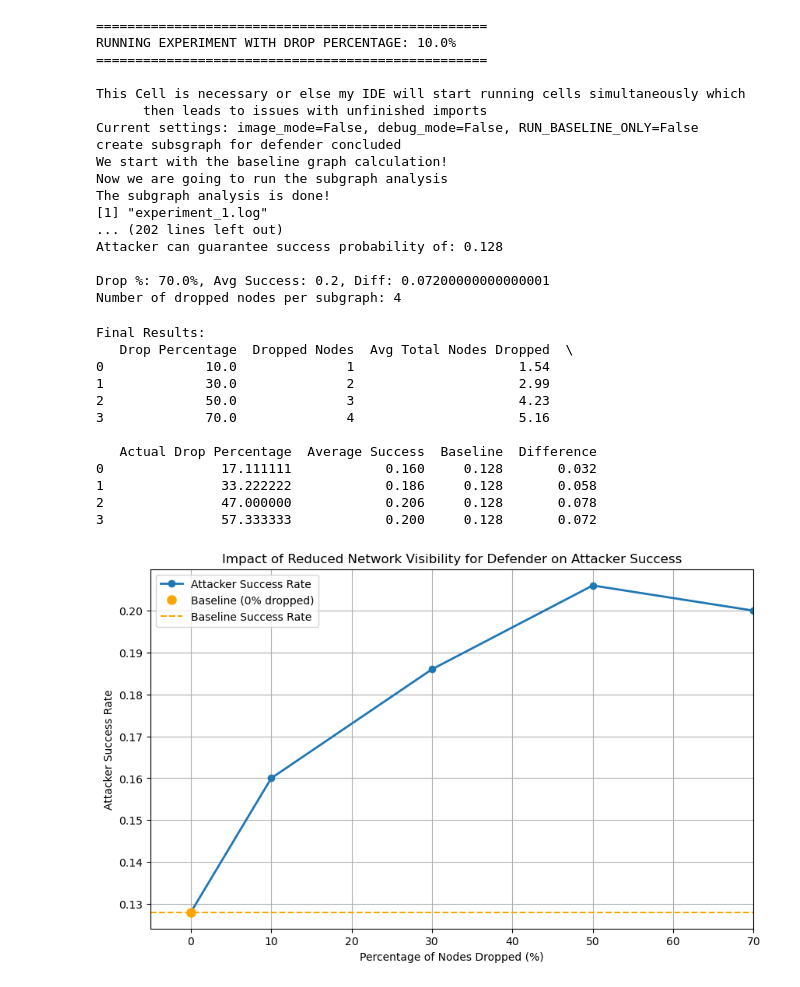
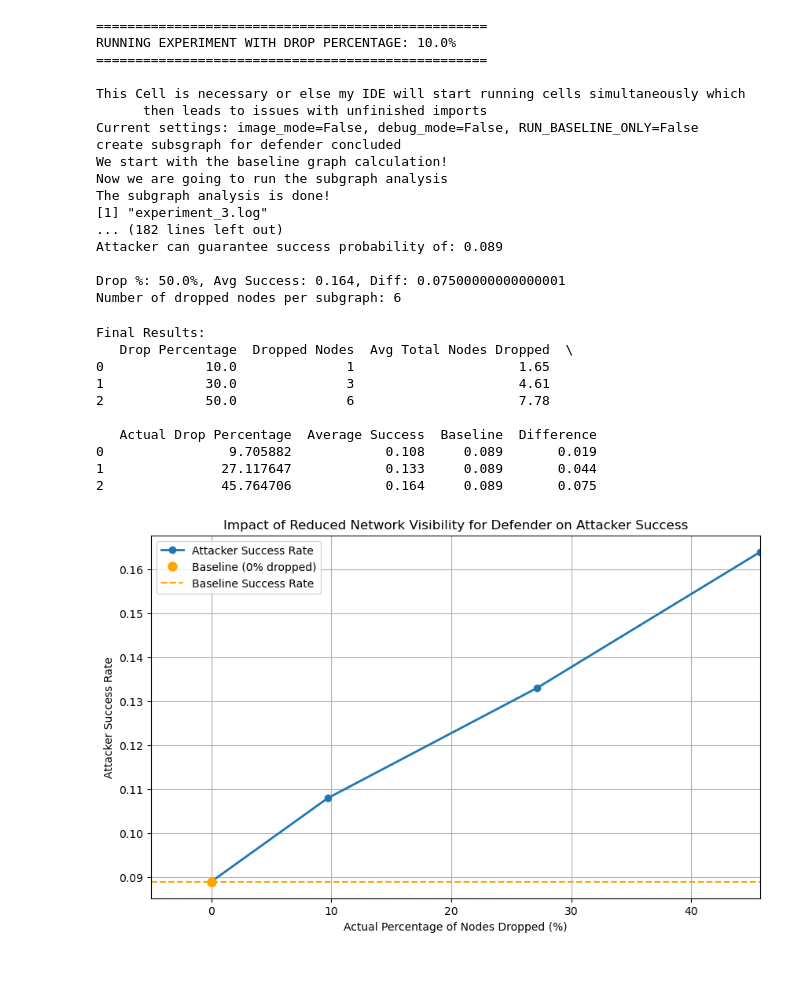
Before and after one commit to wiggly1993/Python_Implementation_ComputersAndSecurity_RoboticsCaseStudies_Cut-The-Rope, a Jupyter notebook: src/0Day_Exploit/extrapolate.ipynb, the cells around one changed output. Drawn from its saved outputs; the diff is of its cells as text; code cells hidden in the pictures.

Commit message:
updated with actual drop % values. Regression next...

```diff
--- a/src/0Day_Exploit/extrapolate.ipynb
+++ b/src/0Day_Exploit/extrapolate.ipynb
@@ -10,12 +10,13 @@ RUN_BASELINE_ONLY = False
 image_mode = False
 debug_mode = False
 
-drop_percentages = [0.1, 0.3, 0.5, 0.7]
+drop_percentages = [0.1, 0.3, 0.5]
 number_of_generated_subgraphs = 100
-baseline_file = "experiment_1"
+baseline_file = "experiment_3"
 # %%
 results = {}
 nodes_results = {}
+total_nodes_dict = {}
 avg_total_nodes_results = {}
 baseline_success = None
 # %%
@@ -72,6 +73,12 @@ for i, drop_pct in enumerate(drop_percentages):
             total_nodes = int(total_nodes_match.group(1))
             avg_total_nodes_results[drop_pct] = avg_total_nodes
 
+        if avg_total_nodes_match and total_nodes_match:
+            avg_total_nodes = float(avg_total_nodes_match.group(1))
+            total_nodes = int(total_nodes_match.group(1))
+            avg_total_nodes_results[drop_pct] = avg_total_nodes
+            total_nodes_dict[drop_pct] = total_nodes
+
     else:
         print(f"Warning: Could not find subgraph log file")
 # %% [output]
@@ -86,19 +93,19 @@ create subsgraph for defender concluded
 We start with the baseline graph calculation!
 Now we are going to run the subgraph analysis
 The subgraph analysis is done!
-[1] "experiment_1.log"
-... (202 lines left out)
-Attacker can guarantee success probability of: 0.128
+[1] "experiment_3.log"
+... (182 lines left out)
+Attacker can guarantee success probability of: 0.089
 
-Drop %: 70.0%, Avg Success: 0.2, Diff: 0.07200000000000001
-Number of dropped nodes per subgraph: 4
+Drop %: 50.0%, Avg Success: 0.164, Diff: 0.07500000000000001
+Number of dropped nodes per subgraph: 6
 # %%
 # Create DataFrame
 df = pd.DataFrame({
     'Drop Percentage': [k*100 for k in results.keys()],
     'Dropped Nodes': [nodes_results.get(k, float('nan')) for k in results.keys()],
     'Avg Total Nodes Dropped': [avg_total_nodes_results.get(k, float('nan')) for k in results.keys()],
-    'Actual Drop Percentage': [avg_total_nodes_results.get(k, float('nan'))/9*100 for k in results.keys()],  # Assuming 9 total nodes
+    'Actual Drop Percentage': [avg_total_nodes_results.get(k, float('nan'))/total_nodes_dict.get(k, 17)*100 for k in results.keys()],
     'Average Success': list(results.values()),
     'Baseline': [baseline_success] * len(results),
     'Difference': [results[k] - baseline_success for k in results.keys()]
@@ -112,42 +119,40 @@ df.to_csv(f'{baseline_file}_extrapolation_results.csv', index=False)
 # %% [output]
 Final Results:
    Drop Percentage  Dropped Nodes  Avg Total Nodes Dropped  \
-0             10.0              1                     1.54
-1             30.0              2                     2.99
-2             50.0              3                     4.23
-3             70.0              4                     5.16
+0             10.0              1                     1.65
+1             30.0              3                     4.61
+2             50.0              6                     7.78
 
    Actual Drop Percentage  Average Success  Baseline  Difference
-0               17.111111            0.160     0.128       0.032
-1               33.222222            0.186     0.128       0.058
-2               47.000000            0.206     0.128       0.078
-3               57.333333            0.200     0.128       0.072
+0                9.705882            0.108     0.089       0.019
+1               27.117647            0.133     0.089       0.044
+2               45.764706            0.164     0.089       0.075
 # %%
 # Plot results
 plt.figure(figsize=(10, 6))
 
 # Combine baseline with the rest of the data for a continuous line
-all_drop_percentages = [0] + list(df['Drop Percentage'])
+all_drop_percentages = [0] + list(df['Actual Drop Percentage'])  # Changed to Actual Drop Percentage
 all_success_rates = [baseline_success] + list(df['Average Success'])
 
 # Plot the connected line with all points
 plt.plot(all_drop_percentages, all_success_rates, 'o-', linewidth=2, label='Attacker Success Rate')
 
 # Highlight baseline point
 plt.plot(0, baseline_success, 'o', color='orange', markersize=8, label='Baseline (0% dropped)')
 
 # Add horizontal baseline line
 plt.axhline(y=baseline_success, color='orange', linestyle='--', label='Baseline Success Rate')
 
 # Set x-axis to start at 0
 plt.xlim(-5, max(all_drop_percentages))
 
-plt.xlabel('Percentage of Nodes Dropped (%)')
+plt.xlabel('Actual Percentage of Nodes Dropped (%)')  # Updated label
 plt.ylabel('Attacker Success Rate')
 plt.title('Impact of Reduced Network Visibility for Defender on Attacker Success')
 plt.legend()
 plt.grid(True)
 plt.savefig(f'{baseline_file}_plot.png')
 plt.show()
 # %% [output]
-[figure, old version]
+[figure, new version]
```
Also changed, not shown: 4 other files.
